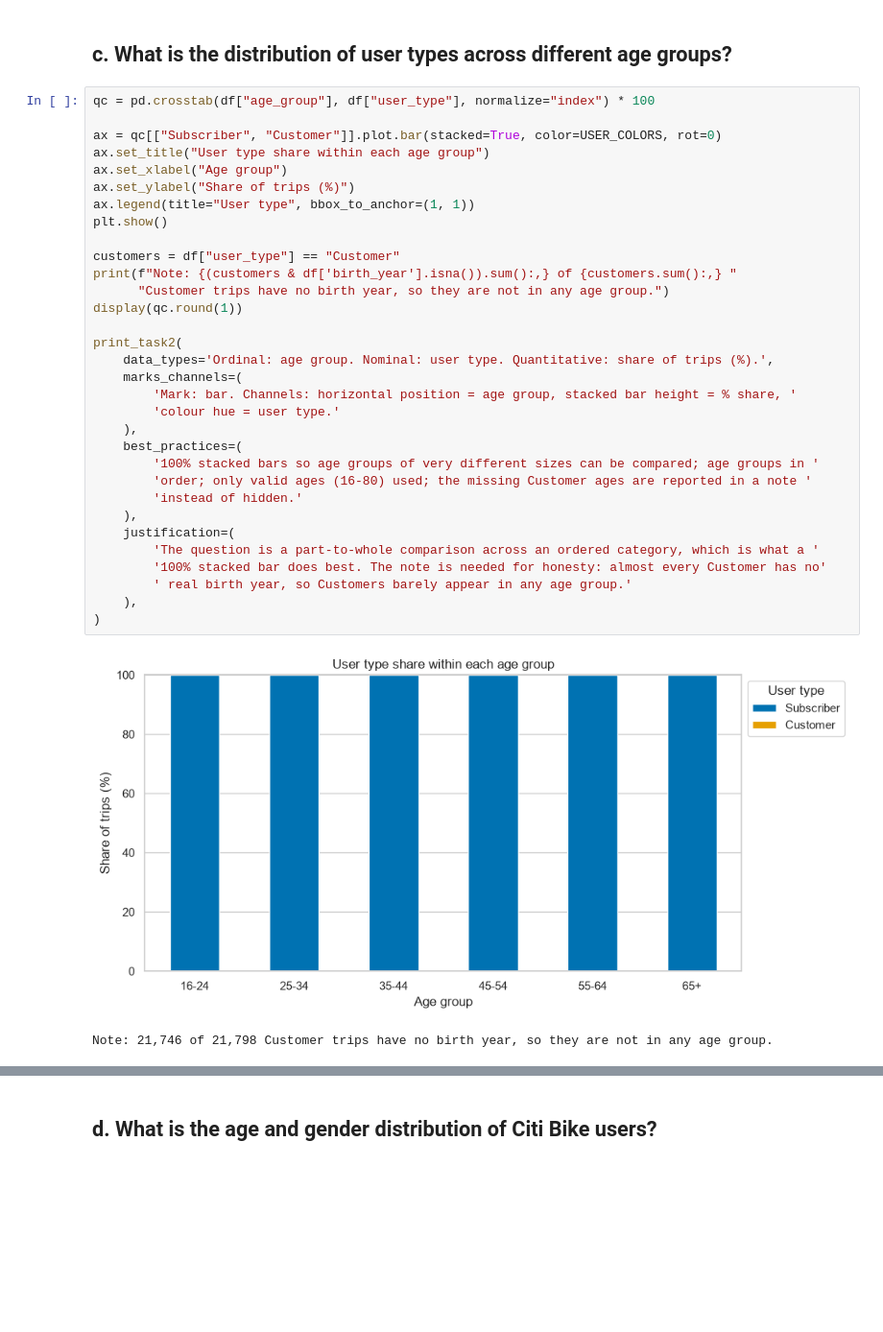
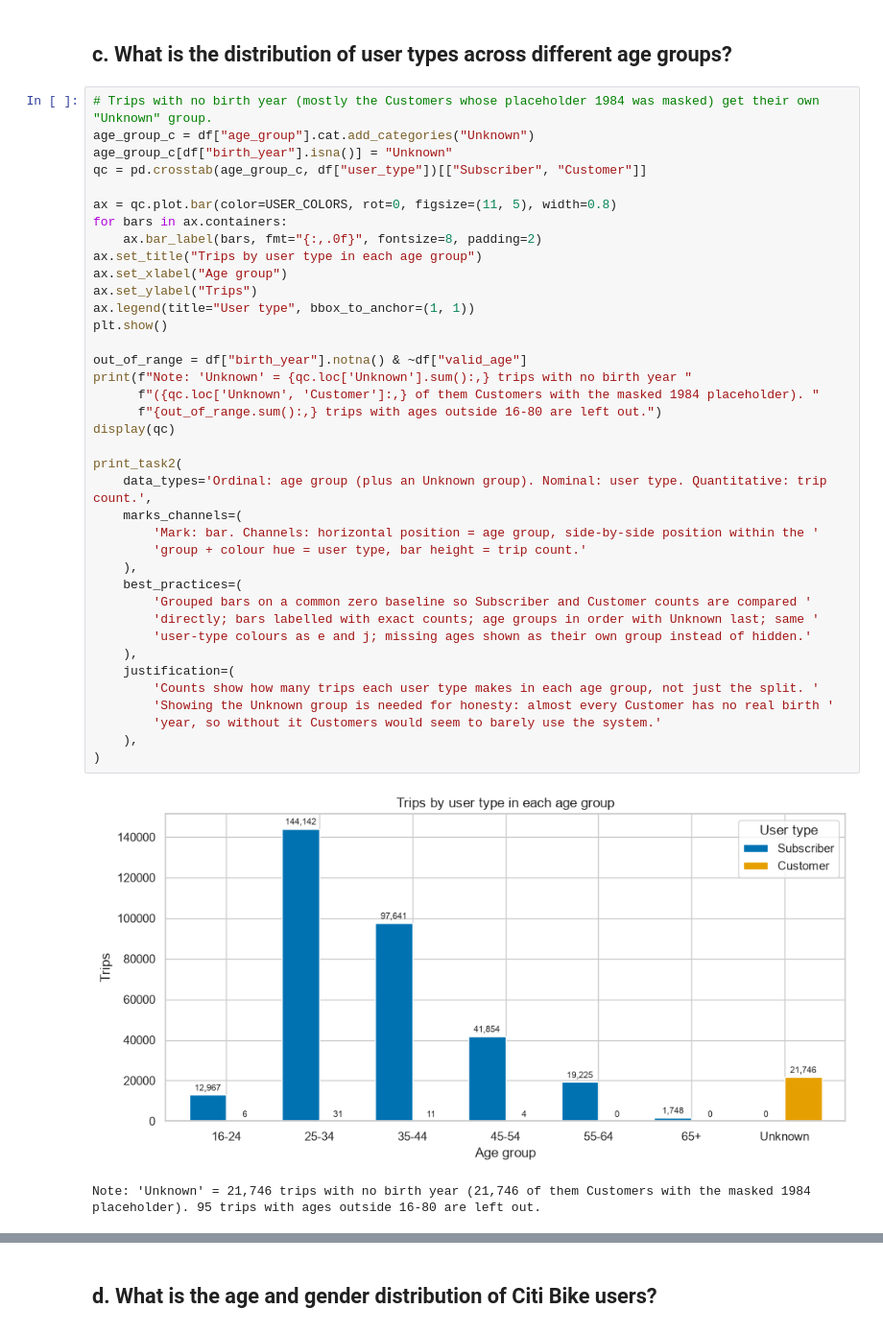
Before and after one commit to CS5805-Information-Visualization/Visualizations-for-Tabular-Data---Assignment, a Jupyter notebook: notebooks/code.ipynb, the cells around one changed output, grey strips where cells are left out. Shown at 96% size. Drawn from its saved outputs; the diff is of its cells as text; blank space fills up the shorter version.

Commit message:
Show counts and an Unknown age group in question c

```diff
--- a/notebooks/code.ipynb
+++ b/notebooks/code.ipynb
@@ -273,37 +274,43 @@ d. Justification:
 # %% [markdown]
 ## c. What is the distribution of user types across different age groups?
 # %%
-qc = pd.crosstab(df["age_group"], df["user_type"], normalize="index") * 100
+# Trips with no birth year (mostly the Customers whose placeholder 1984 was masked) get their own "Unknown" group.
+age_group_c = df["age_group"].cat.add_categories("Unknown")
+age_group_c[df["birth_year"].isna()] = "Unknown"
+qc = pd.crosstab(age_group_c, df["user_type"])[["Subscriber", "Customer"]]
 
-ax = qc[["Subscriber", "Customer"]].plot.bar(stacked=True, color=USER_COLORS, rot=0)
-ax.set_title("User type share within each age group")
+ax = qc.plot.bar(color=USER_COLORS, rot=0, figsize=(11, 5), width=0.8)
+for bars in ax.containers:
+    ax.bar_label(bars, fmt="{:,.0f}", fontsize=8, padding=2)
+ax.set_title("Trips by user type in each age group")
 ax.set_xlabel("Age group")
-ax.set_ylabel("Share of trips (%)")
+ax.set_ylabel("Trips")
 ax.legend(title="User type", bbox_to_anchor=(1, 1))
 plt.show()
 
-customers = df["user_type"] == "Customer"
-print(f"Note: {(customers & df['birth_year'].isna()).sum():,} of {customers.sum():,} "
-      "Customer trips have no birth year, so they are not in any age group.")
-display(qc.round(1))
+out_of_range = df["birth_year"].notna() & ~df["valid_age"]
+print(f"Note: 'Unknown' = {qc.loc['Unknown'].sum():,} trips with no birth year "
+      f"({qc.loc['Unknown', 'Customer']:,} of them Customers with the masked 1984 placeholder). "
+      f"{out_of_range.sum():,} trips with ages outside 16-80 are left out.")
+display(qc)
 
 print_task2(
-    data_types='Ordinal: age group. Nominal: user type. Quantitative: share of trips (%).',
+    data_types='Ordinal: age group (plus an Unknown group). Nominal: user type. Quantitative: trip count.',
     marks_channels=(
-        'Mark: bar. Channels: horizontal position = age group, stacked bar height = % share, '
-        'colour hue = user type.'
+        'Mark: bar. Channels: horizontal position = age group, side-by-side position within the '
+        'group + colour hue = user type, bar height = trip count.'
     ),
     best_practices=(
-        '100% stacked bars so age groups of very different sizes can be compared; age groups in '
-        'order; only valid ages (16-80) used; the missing Customer ages are reported in a note '
-        'instead of hidden.'
+        'Grouped bars on a common zero baseline so Subscriber and Customer counts are compared '
+        'directly; bars labelled with exact counts; age groups in order with Unknown last; same '
+        'user-type colours as e and j; missing ages shown as their own group instead of hidden.'
     ),
     justification=(
-        'The question is a part-to-whole comparison across an ordered category, which is what a '
-        '100% stacked bar does best. The note is needed for honesty: almost every Customer has no'
-        ' real birth year, so Customers barely appear in any age group.'
+        'Counts show how many trips each user type makes in each age group, not just the split. '
+        'Showing the Unknown group is needed for honesty: almost every Customer has no real birth '
+        'year, so without it Customers would seem to barely use the system.'
     ),
 )
 # %% [output]
-[figure, old version]
+[figure, new version]
-Note: 21,746 of 21,798 Customer trips have no birth year, so they are not in any age group.
+Note: 'Unknown' = 21,746 trips with no birth year (21,746 of them Customers with the masked 1984 placeholder). 95 trips with ages outside 16-80 are left out.
```
Also changed, not shown: parts of 2 cells of this notebook, 1 other file.
